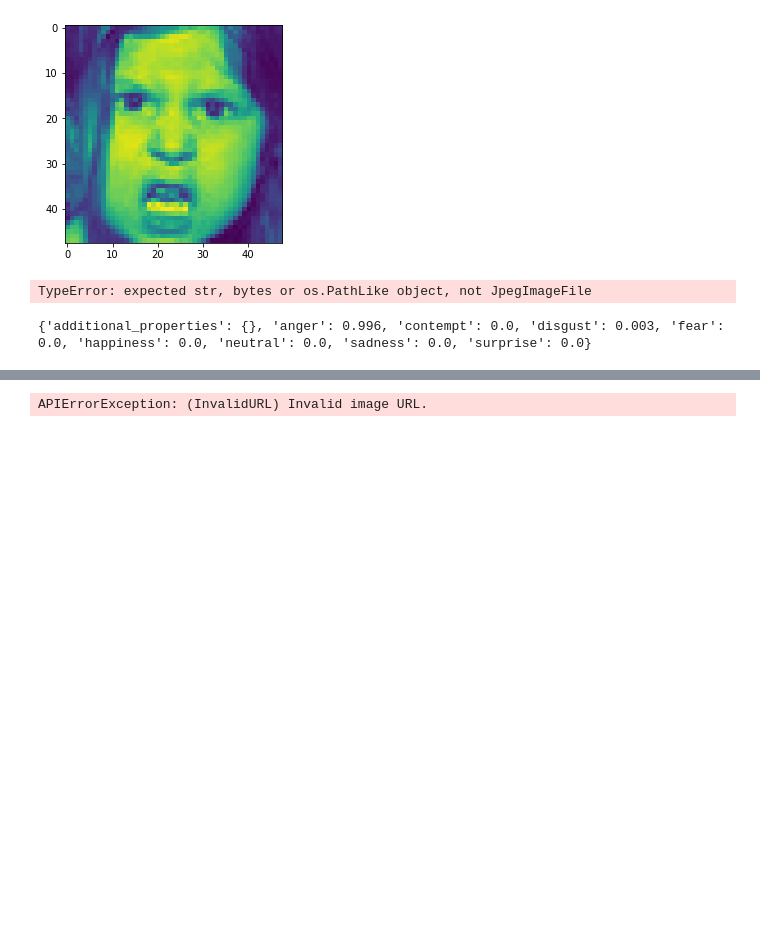
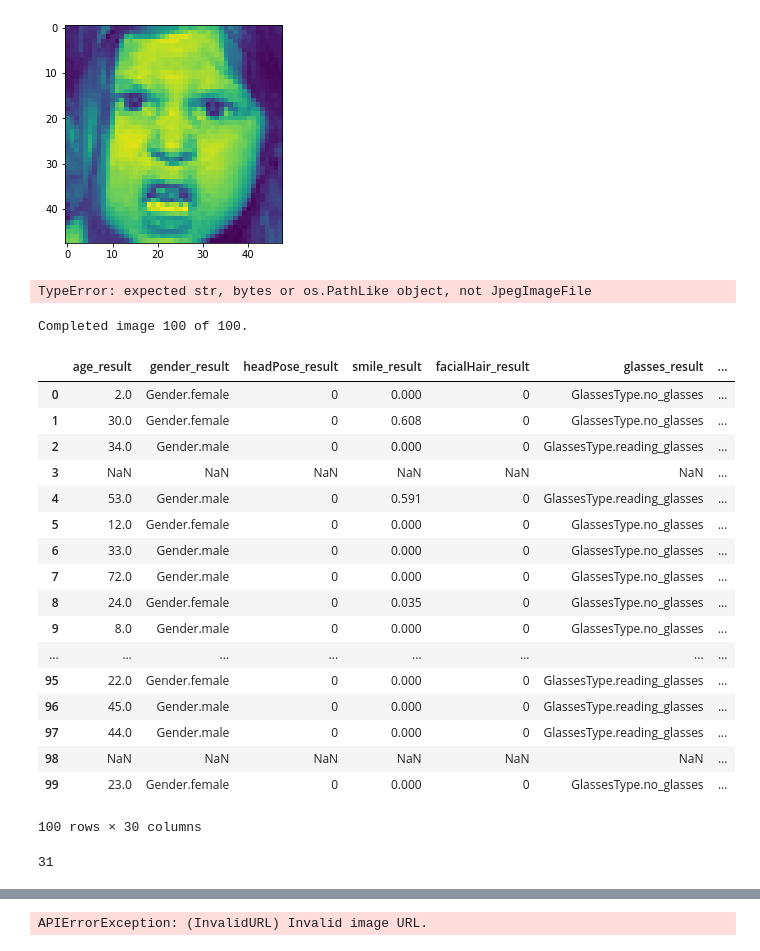
Before and after one commit to nagemnat/cs_face, a Jupyter notebook: emotions.ipynb, the cells around one changed output, grey strips where cells are left out. Saved outputs shown, nothing was run; the diff lists cells and outputs as text; code cells hidden in the pictures; blank space fills up the shorter version.

Commit message:
Run all images through API and save results to results.pkl

```diff
--- a/emotions.ipynb
+++ b/emotions.ipynb
@@ -282,5 +299,0 @@ test2 = face_client.face.detect_with_stream(image = open(pic_names[0],'rb'), ret
-# %%
-for face in test2:
-  print(face.face_attributes.emotion)
-# %% [output]
-{'additional_properties': {}, 'anger': 0.996, 'contempt': 0.0, 'disgust': 0.003, 'fear': 0.0, 'happiness': 0.0, 'neutral': 0.0, 'sadness': 0.0, 'surprise': 0.0}
@@ -286,0 +385,42 @@ for face in test2:
+# %%
+# get column names for emotions_df
+new_columns = ['age_result', 'gender_result', 'headPose_result', 'smile_result', 'facialHair_result', 'glasses_result', 'anger_result', 'contempt_result', 'disgust_result', 'fear_result', 'happiness_result', 'neutral_result', 'sadness_result', 'surprise_result', 'emotion_score', 'emotion_result', 'hair_bald_result', 'hair_invisible_result', 'eye_makeup_result', 'lip_makeup_results', 'forehead_occluded_result', 'eye_occluded_result', 'mouth_occluded_result', 'accessories_result', 'blur_level_result', 'blur_value_result', 'exposure_level_result', 'exposure_value_result', 'noise_level_result', 'noise_value_result']
+# %%
+# create table to hold results form API
+emotion_df = pd.DataFrame(columns = new_columns)
+# %%
+
+current_image = 0
+for pic in pic_names:
+    clear_output(wait=True)
+    results = run_image(pic)
+    emotion_df.loc[current_image]=results
+    current_image += 1
+    print('Completed image {} of {}.'.format(current_image, pic_names.shape[0]))
+    time.sleep(3)
+# emotion_df
+# %% [output]
+Completed image 100 of 100.
+|  | age_result | gender_result | headPose_result | smile_result | facialHair_result | glasses_result | ... |
+| 0 | 2.0 | Gender.female | 0 | 0.000 | 0 | GlassesType.no_glasses | ... |
+| 1 | 30.0 | Gender.female | 0 | 0.608 | 0 | GlassesType.no_glasses | ... |
+| 2 | 34.0 | Gender.male | 0 | 0.000 | 0 | GlassesType.reading_glasses | ... |
+| 3 | NaN | NaN | NaN | NaN | NaN | NaN | ... |
+| 4 | 53.0 | Gender.male | 0 | 0.591 | 0 | GlassesType.reading_glasses | ... |
+| 5 | 12.0 | Gender.female | 0 | 0.000 | 0 | GlassesType.no_glasses | ... |
+| 6 | 33.0 | Gender.male | 0 | 0.000 | 0 | GlassesType.no_glasses | ... |
+| 7 | 72.0 | Gender.male | 0 | 0.000 | 0 | GlassesType.no_glasses | ... |
+| 8 | 24.0 | Gender.female | 0 | 0.035 | 0 | GlassesType.no_glasses | ... |
+| 9 | 8.0 | Gender.male | 0 | 0.000 | 0 | GlassesType.no_glasses | ... |
+| ... | ... | ... | ... | ... | ... | ... | ... |
+| 95 | 22.0 | Gender.female | 0 | 0.000 | 0 | GlassesType.reading_glasses | ... |
+| 96 | 45.0 | Gender.male | 0 | 0.000 | 0 | GlassesType.reading_glasses | ... |
+| 97 | 44.0 | Gender.male | 0 | 0.000 | 0 | GlassesType.reading_glasses | ... |
+| 98 | NaN | NaN | NaN | NaN | NaN | NaN | ... |
+| 99 | 23.0 | Gender.female | 0 | 0.000 | 0 | GlassesType.no_glasses | ... |
+100 rows × 30 columns
+# %%
+# Look at number of images that did not return results
+np.sum(np.isnan(emotion_df['age_result']))
+# %% [output]
+31
```
Also changed, not shown: parts of 14 cells of this notebook, 1 other file.
